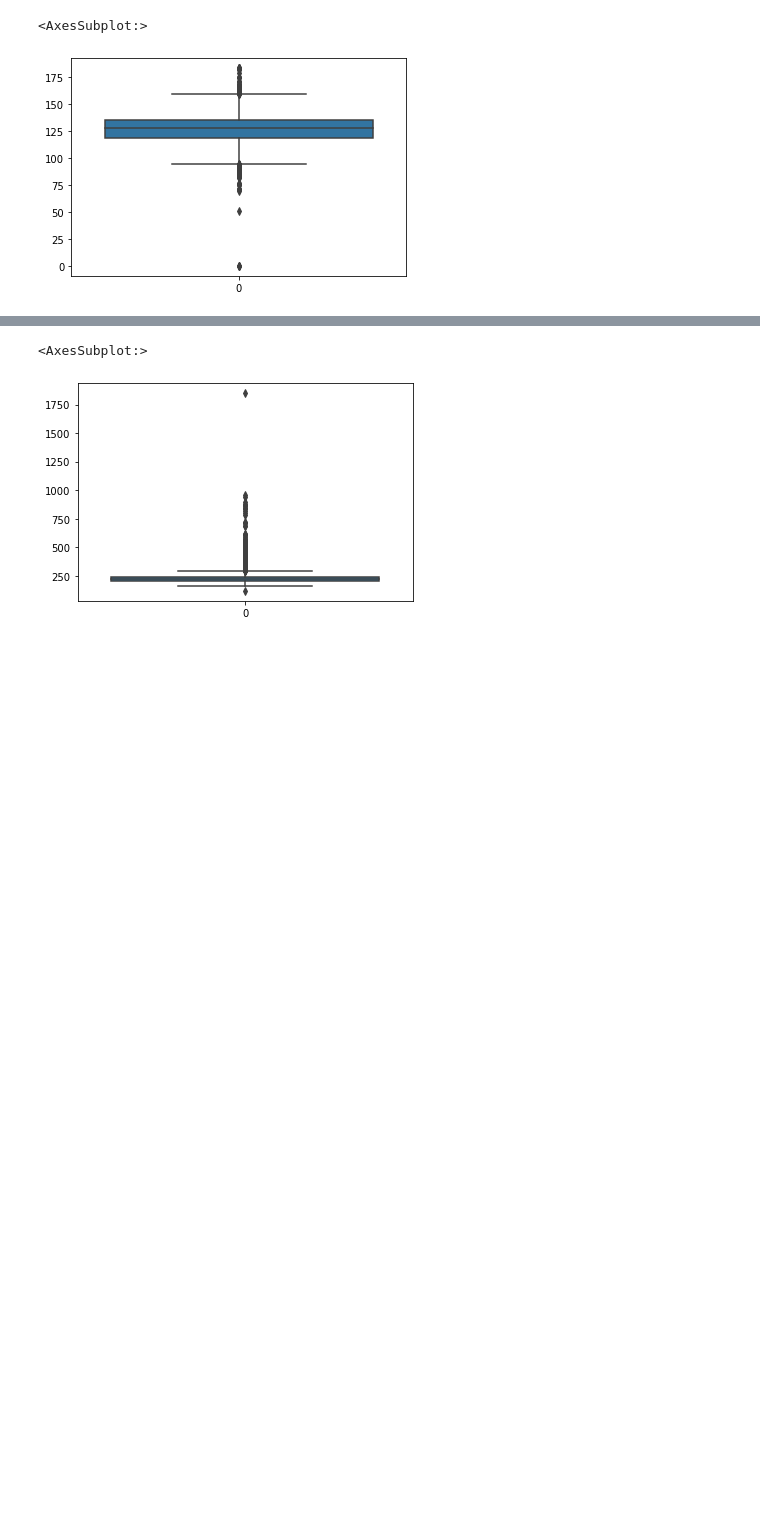
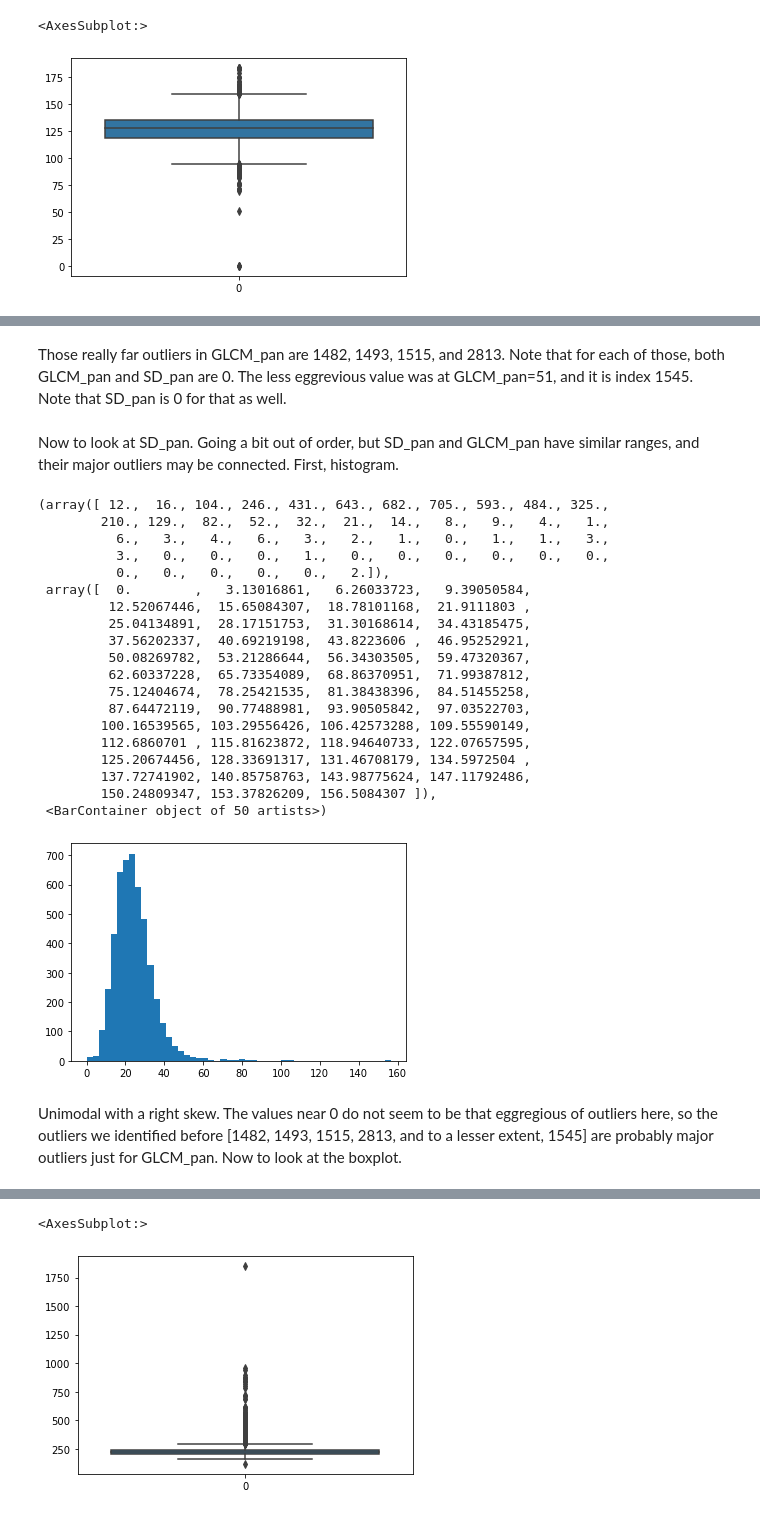
Before and after one commit to TheNatureWarrior/DS160_Final_Project_NPA_JCR, a Jupyter notebook: DS160_FP_NPA_JCR.ipynb, the cells around one changed output, grey strips where cells are left out. Saved outputs shown, nothing was run; the diff lists cells and outputs as text; code cells hidden in the pictures; blank space fills up the shorter version.

```diff
--- a/DS160_FP_NPA_JCR.ipynb
+++ b/DS160_FP_NPA_JCR.ipynb
@@ -138,0 +170,29 @@ findGLCMpan
+# %% [markdown]
+Those really far outliers in GLCM_pan are 1482, 1493, 1515, and 2813. Note that for each of those, both GLCM_pan and SD_pan are 0. The less eggrevious value was at GLCM_pan=51, and it is index 1545. Note that SD_pan is 0 for that as well.
+# %% [markdown]
+Now to look at SD_pan. Going a bit out of order, but SD_pan and GLCM_pan have similar ranges, and their major outliers may be connected. First, histogram.
+# %%
+plt.hist(df.SD_pan, bins=50)
+# %% [output]
+(array([ 12.,  16., 104., 246., 431., 643., 682., 705., 593., 484., 325.,
+        210., 129.,  82.,  52.,  32.,  21.,  14.,   8.,   9.,   4.,   1.,
+          6.,   3.,   4.,   6.,   3.,   2.,   1.,   0.,   1.,   1.,   3.,
+          3.,   0.,   0.,   0.,   1.,   0.,   0.,   0.,   0.,   0.,   0.,
+          0.,   0.,   0.,   0.,   0.,   2.]),
+ array([  0.        ,   3.13016861,   6.26033723,   9.39050584,
+         12.52067446,  15.65084307,  18.78101168,  21.9111803 ,
+         25.04134891,  28.17151753,  31.30168614,  34.43185475,
+         37.56202337,  40.69219198,  43.8223606 ,  46.95252921,
+         50.08269782,  53.21286644,  56.34303505,  59.47320367,
+         62.60337228,  65.73354089,  68.86370951,  71.99387812,
+         75.12404674,  78.25421535,  81.38438396,  84.51455258,
+         87.64472119,  90.77488981,  93.90505842,  97.03522703,
+        100.16539565, 103.29556426, 106.42573288, 109.55590149,
+        112.6860701 , 115.81623872, 118.94640733, 122.07657595,
+        125.20674456, 128.33691317, 131.46708179, 134.5972504 ,
+        137.72741902, 140.85758763, 143.98775624, 147.11792486,
+        150.24809347, 153.37826209, 156.5084307 ]),
+ <BarContainer object of 50 artists>)
+[figure, added]
+# %% [markdown]
+Unimodal with a right skew. The values near 0 do not seem to be that eggregious of outliers here, so the outliers we identified before [1482, 1493, 1515, 2813, and to a lesser extent, 1545] are probably major outliers just for GLCM_pan. Now to look at the boxplot.
```
Also changed, not shown: parts of 134 cells of this notebook.
